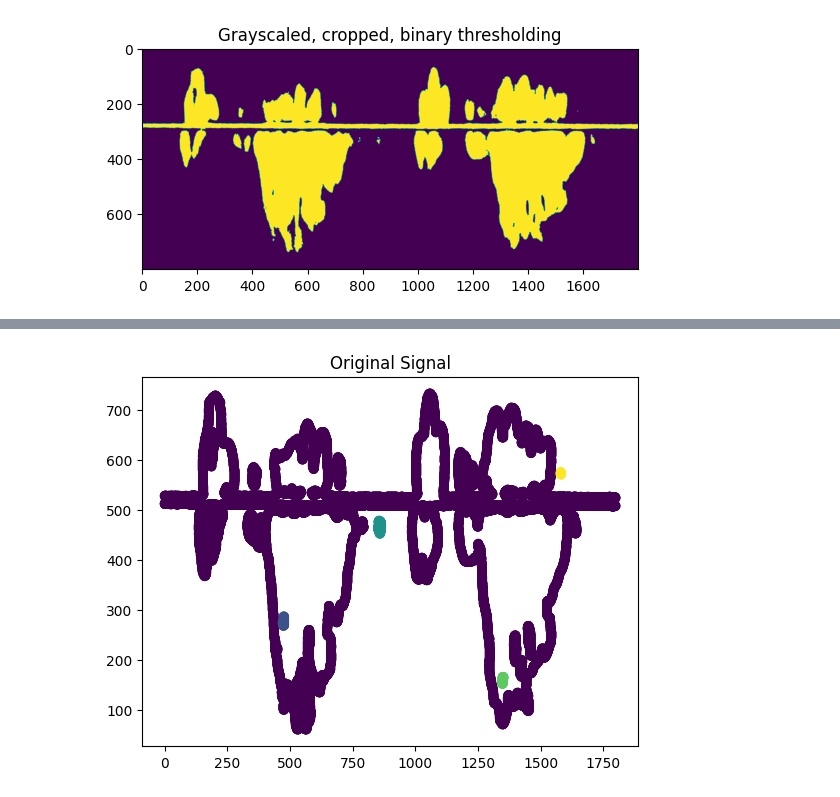
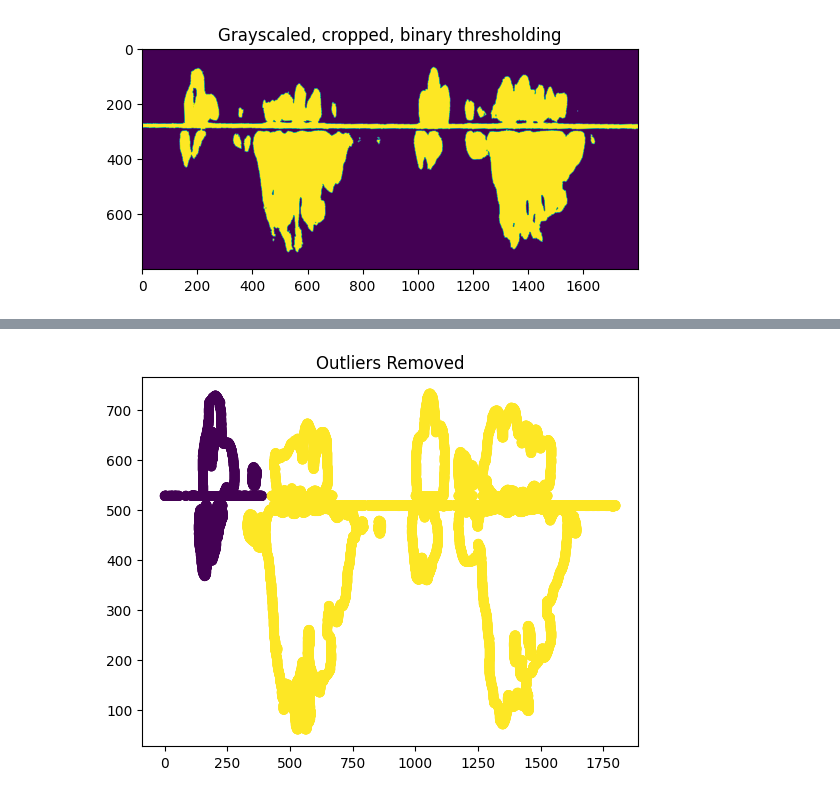
Before and after one commit to nastory/heartbeat, a Jupyter notebook: heartbeat.ipynb, the cells around one changed output, grey strips where cells are left out. Drawn from its saved outputs; the diff is of its cells as text; code cells hidden in the pictures.

```diff
--- a/heartbeat.ipynb
+++ b/heartbeat.ipynb
@@ -46,0 +56,11 @@ plt.show()
+# %%
+filtered_img = np.empty((0, img.shape[1]))
+z = np.zeros((1, img.shape[1]))
+
+for row in img:
+    if row.mean() < 150:
+        filtered_img = np.append(filtered_img, row.reshape(1,-1), axis=0)
+    else:
+        filtered_img = np.append(filtered_img, z, axis=0)
+
+filtered_img.shape
@@ -72,7 +99,7 @@ def extract_signal(img):
 
     return signal
 # %%
-signal = extract_signal(img)
+signal = extract_signal(filtered_img)
 # %%
 plt.title("Extracted signal")
 plt.scatter(x=signal[:, 0], y=signal[:, 1])
@@ -82,5 +109,5 @@ plt.show()
 # %%
 # outlier removal with DBSCAN
-dbs = DBSCAN(min_samples=10, eps=25)
+dbs = DBSCAN(min_samples=10, eps=30)
 dbs.fit(signal)
 # %% [output]
@@ -91,6 +127,8 @@ df['cluster'] = dbs.labels_
+# %%
+filtered_df = df[df['cluster'].isin([0,1])].reset_index(drop=True)
 # %%
-plt.title("Original Signal")
-plt.scatter(x=df.x, y=df.y, c=df.cluster)
+plt.title('Outliers Removed')
+plt.scatter(x=filtered_df.x, y=filtered_df.y, c=filtered_df.cluster)
 plt.show()
 # %% [output]
-[figure, old version]
+[figure, new version]
```
Also changed, not shown: parts of 18 cells of this notebook, 4 other files.
